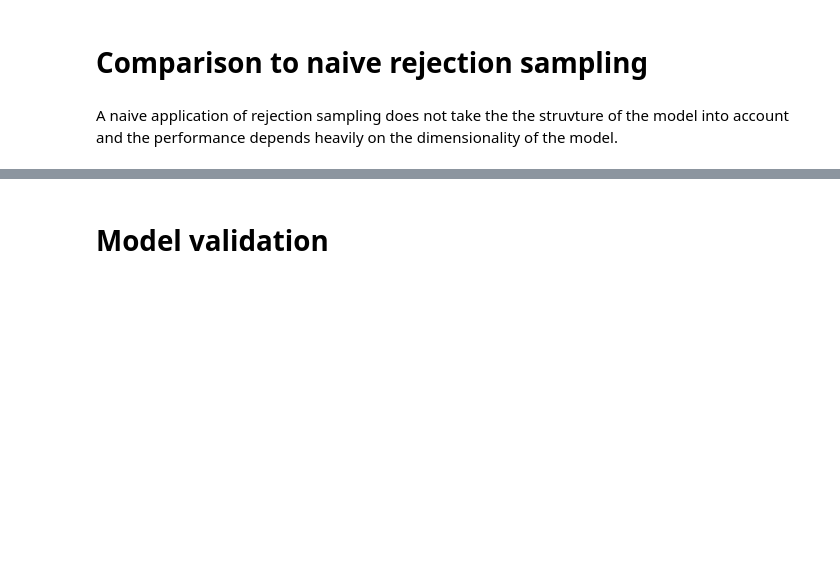
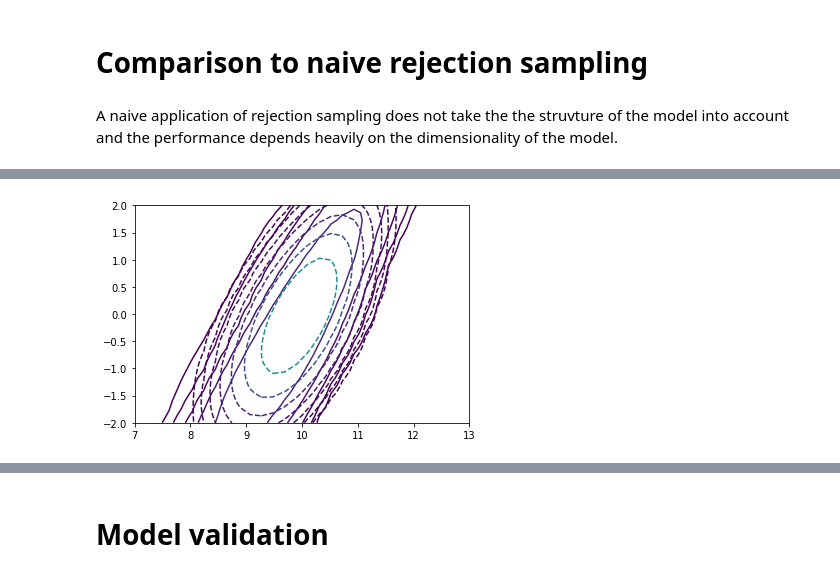
Before and after one commit to kskyten/elfi-notebooks, a Jupyter notebook: gaussian_copula.ipynb, the cells around one changed output, grey strips where cells are left out. Drawn from its saved outputs; the diff is of its cells as text; code cells hidden in the pictures; blank space fills up the shorter version.

```diff
--- a/gaussian_copula.ipynb
+++ b/gaussian_copula.ipynb
@@ -195,0 +194,7 @@ kde_rp1 = ss.gaussian_kde(rp1)
+# %%
+# t1 = np.linspace(6, 13, 30)
+# t2 = np.linspace(-8, 8, 30)
+overlay({kde.pdf: {'levels': levels},
+         mposterior: {'linestyles': 'dashed', 'levels': levels}}, t1, t2)
+# %% [output]
+[figure, added]
```
Also changed, not shown: parts of 15 cells of this notebook.
